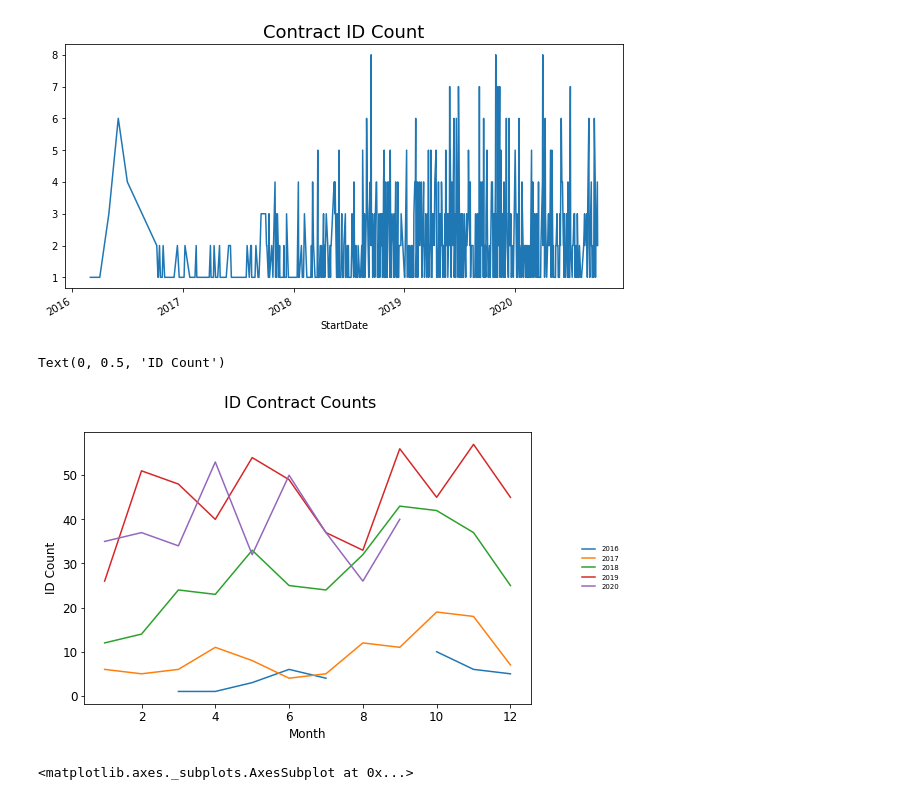
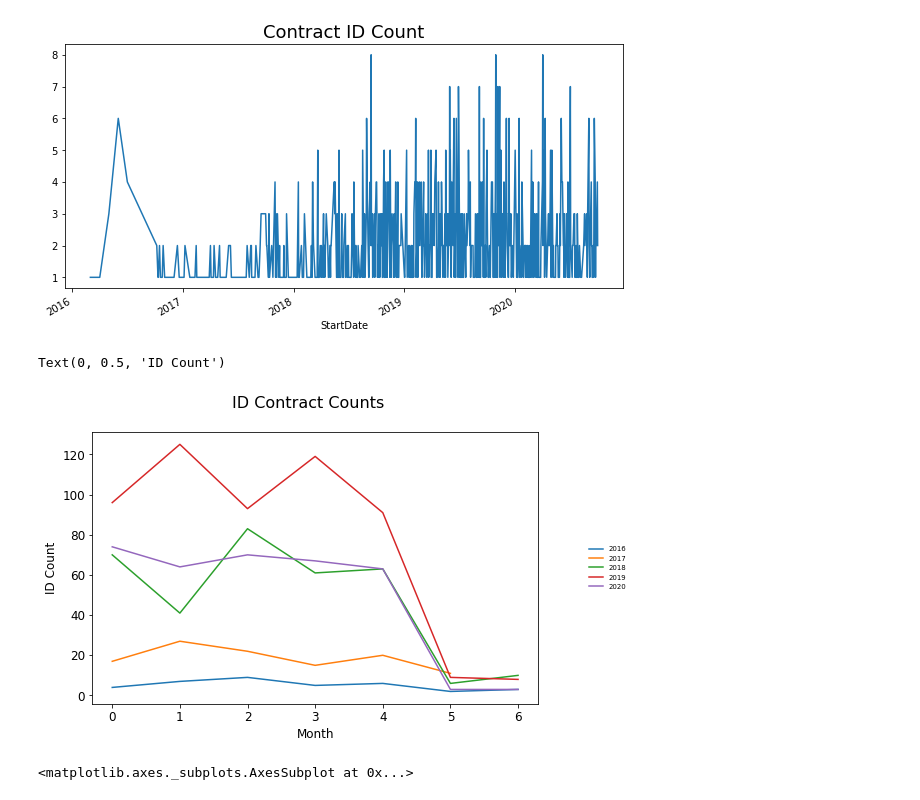
Before and after one commit to meaganlazer/Sales_Funnel, a Jupyter notebook: Binterview.ipynb, the cells around one changed output. Saved outputs shown, nothing was run; the diff lists cells and outputs as text; code cells hidden in the pictures.

```diff
--- a/Binterview.ipynb
+++ b/Binterview.ipynb
@@ -315,18 +347,18 @@ plt.show()
 # %% [output]
 [figure]
 # %%
-(contracts_df.groupby([contracts_df['StartDate'].dt.month,\
+(contracts_df.groupby([contracts_df['StartDate'].dt.weekday,\
                        contracts_df['StartDate'].dt.year])\
  ['Id'].count()).unstack().plot(kind='line', figsize=(8,5))
 
 plt.legend(loc='center left', bbox_to_anchor=(1.1, .5), fontsize='x-small', frameon=False)
 plt.suptitle('ID Contract Counts', fontsize=16)
 plt.tick_params(labelsize = 12)
 plt.xlabel('Month', fontsize=12)
 plt.ylabel('ID Count', fontsize=12)
 # %% [output]
 Text(0, 0.5, 'ID Count')
-[figure, old version]
+[figure, new version]
 # %%
 sns.heatmap(opps_df.isnull(), cbar=False)
 # %% [output]
```
Also changed, not shown: parts of 24 cells of this notebook.
